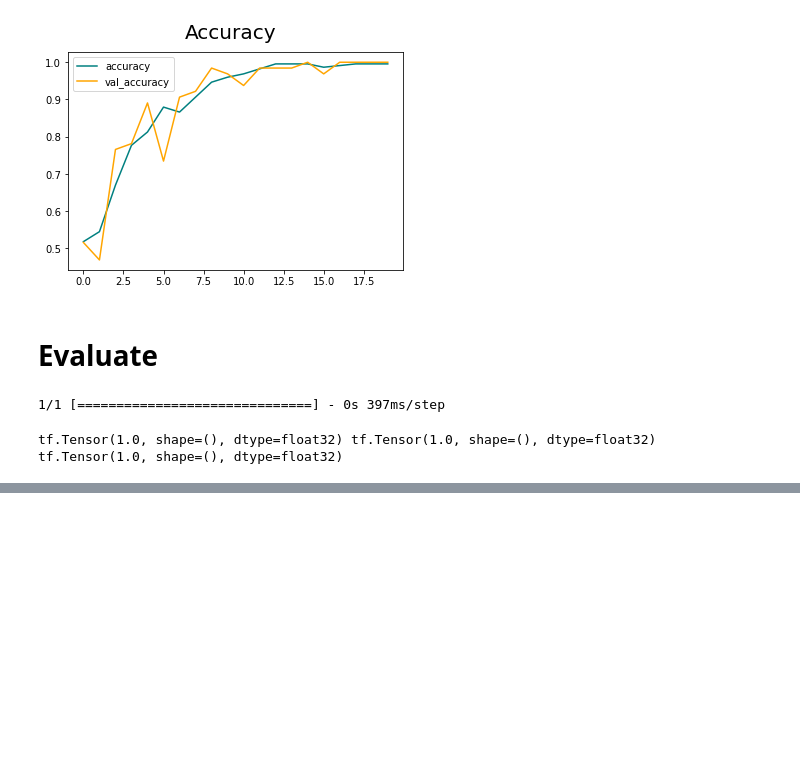
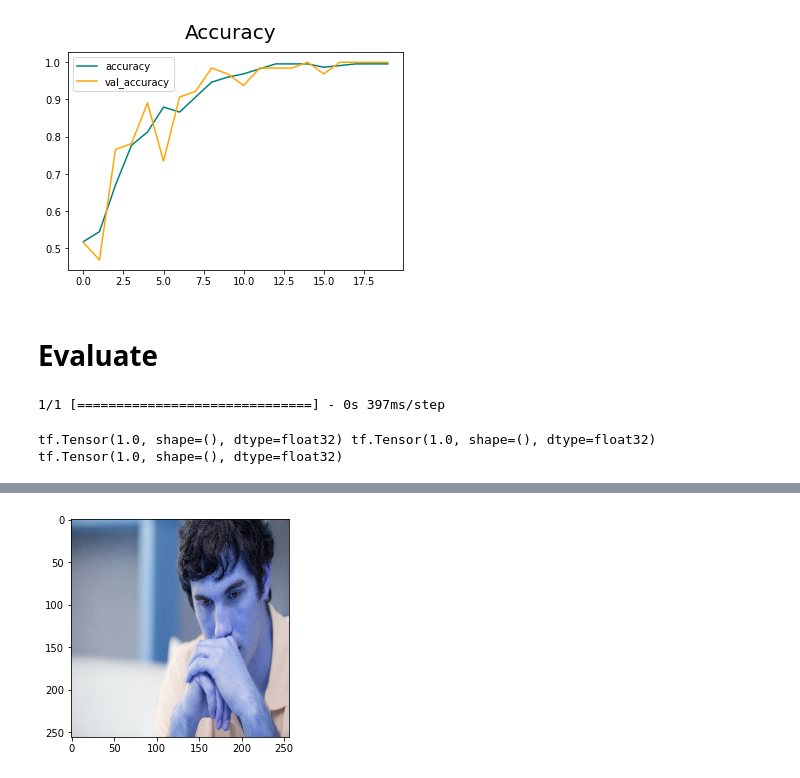
Before and after one commit to chamitheranda/HappyAndSadImageClassification, a Jupyter notebook: ImageClassification model.ipynb, the cells around one changed output, grey strips where cells are left out. Cells and saved outputs as stored; diff of their text form; code cells hidden in the pictures; blank space fills up the shorter version.

```diff
--- a/ImageClassification model.ipynb
+++ b/ImageClassification model.ipynb
@@ -226,0 +235,6 @@ tf.Tensor(1.0, shape=(), dtype=float32) tf.Tensor(1.0, shape=(), dtype=float32)
+# %%
+resize = tf.image.resize(img, (256,256))
+plt.imshow(resize.numpy().astype(int))
+plt.show()
+# %% [output]
+[figure, added]
```
Also changed, not shown: parts of 4 cells of this notebook.
